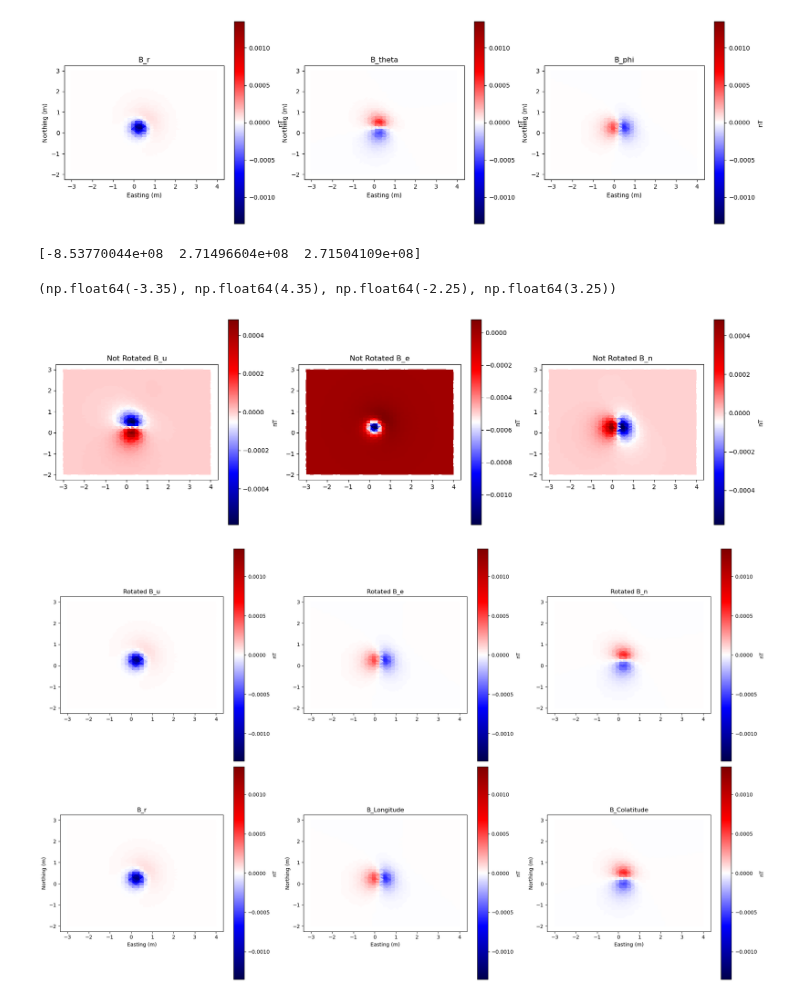
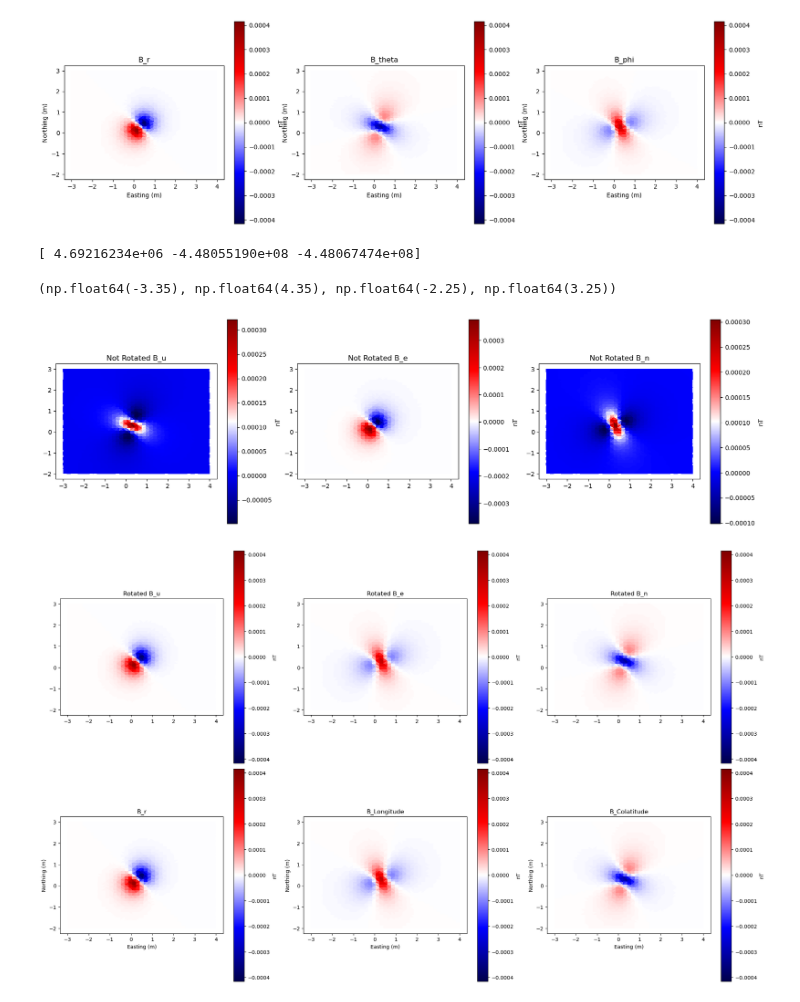
Before and after one commit to compgeolab/eqs-magnetic-spherical, a Jupyter notebook: code/eqs-sph.ipynb, the cells around one changed output. Cells and saved outputs as stored; diff of their text form; code cells hidden in the pictures.

```diff
--- a/code/eqs-sph.ipynb
+++ b/code/eqs-sph.ipynb
@@ -7,8 +7,8 @@ import boule as bl
 import choclo
 from numpy.linalg import inv
 # %%
-I_source = 45
-D_source = 45
+I_source = 0
+D_source = 90
 m_source = 1e9
 
 m_jr = - m_source * np.sin(I_source)
@@ -83,9 +83,9 @@ H_21 = np.empty(n)
 H_22 = np.empty(n)
 H_23 = np.empty(n)
 #Line 3
-H_new31 = np.empty(n)
-H_new32 = np.empty(n)
-H_new33 = np.empty(n)
+H_31 = np.empty(n)
+H_32 = np.empty(n)
+H_33 = np.empty(n)
 
 for i in range(n):
     #Line 1
@@ -97,57 +97,52 @@ for i in range(n):
     H_22[i] = - CONSTANT[i] * (3 * ((radius_source * thetai_dot_rj[i]) * (radius_obs[i] * ri_dot_thetaj[i]) / r_ij[i] ** 2) + thetai_dot_thetaj[i])
     H_23[i] = - CONSTANT[i] * (3 * ((radius_source * thetai_dot_rj[i]) * (radius_obs[i] * ri_dot_phij[i]) / r_ij[i] ** 2) + thetai_dot_phij[i])
     #Line 3
-    H_new31[i] = - CONSTANT[i] * (3 * ((radius_source * phii_dot_rj[i]) * (radius_obs[i] * mu_ij[i] - radius_source)/r_ij[i] ** 2) + phii_dot_rj[i])
-    H_new32[i] = - CONSTANT[i] * (3 * ((radius_source * phii_dot_rj[i]) * (radius_obs[i] * ri_dot_thetaj[i]) / r_ij[i] ** 2) + phii_dot_thetaj[i])
-    H_new33[i] = - CONSTANT[i] * (3 * ((radius_source * phii_dot_rj[i] * radius_obs[i] * ri_dot_phij[i]) / r_ij[i] ** 2) + phii_dot_phij[i])
+    H_31[i] = - CONSTANT[i] * (3 * ((radius_source * phii_dot_rj[i]) * (radius_obs[i] * mu_ij[i] - radius_source)/r_ij[i] ** 2) + phii_dot_rj[i])
+    H_32[i] = - CONSTANT[i] * (3 * ((radius_source * phii_dot_rj[i]) * (radius_obs[i] * ri_dot_thetaj[i]) / r_ij[i] ** 2) + phii_dot_thetaj[i])
+    H_33[i] = - CONSTANT[i] * (3 * ((radius_source * phii_dot_rj[i] * radius_obs[i] * ri_dot_phij[i]) / r_ij[i] ** 2) + phii_dot_phij[i])
 # %%
-B_r_a = np.empty(n)
-B_theta_a = np.empty(n)
-B_newphi_a = np.empty(n)
+
 B_r = np.empty(n)
 B_theta = np.empty(n)
-B_newphi = np.empty(n)
+B_phi = np.empty(n)
 
 for i in range(n):
     B_r[i] = (H_11[i] * mj_ri[i] + H_12[i] * mj_thetai[i] + H_13[i] * mj_phii[i])
     B_theta[i] = (H_21[i] * mj_ri[i] + H_22[i] * mj_thetai[i] + H_23[i] * mj_phii[i])
-    B_newphi[i] = (H_new31[i] * mj_ri[i] + H_new32[i] * mj_thetai[i] + H_new33[i] * mj_phii[i])
-    # B_r[i] = (H_11[i] * m_jr + H_12[i] * m_jtheta + H_13[i] * m_jphi)
-    # B_theta[i] = (H_21[i] * m_jr + H_22[i] * m_jtheta + H_23[i] * m_jphi)
-    # B_newphi[i] = (H_new31[i] * m_jr + H_new32[i] * m_jtheta + H_new33[i] * m_jphi)
+    B_phi[i] = (H_31[i] * mj_ri[i] + H_32[i] * mj_thetai[i] + H_33[i] * mj_phii[i])
 B_r *= 1e9
 B_theta *= 1e9
-B_newphi *= 1e9
+B_phi *= 1e9
 # %%
 scale = vd.maxabs(B_r)
 plt.figure(figsize=(20, 6))
 plt.subplot(1,3,1)
 plt.tripcolor(longitude, sph_latitude, B_r, cmap="seismic", vmin=-scale, vmax=scale)
 plt.colorbar(label='nT')
 plt.title('B_r')
 plt.xlabel('Easting (m)')
 plt.ylabel('Northing (m)')
 plt.axis("scaled")
 
 plt.subplot(1,3,2)
 plt.tripcolor(longitude, sph_latitude, B_theta, cmap="seismic", vmin=-scale, vmax=scale)
 plt.colorbar(label='nT')
 plt.title('B_theta')
 plt.xlabel('Easting (m)')
 plt.ylabel('Northing (m)')
 plt.axis("scaled")
 
 plt.subplot(1,3,3)
-plt.tripcolor(longitude, sph_latitude,B_newphi, cmap="seismic", vmin=-scale, vmax=scale)
+plt.tripcolor(longitude, sph_latitude,B_phi, cmap="seismic", vmin=-scale, vmax=scale)
 plt.colorbar(label='nT')
 plt.title('B_phi')
 plt.xlabel('Easting (m)')
 plt.ylabel('Northing (m)')
 plt.axis("scaled")
 
 plt.show()
 # %% [output]
-[figure, old version]
+[figure, new version]
 # %%
 def spherical_to_cartesian(r, theta, phi):
     """
@@ -200,7 +195,7 @@ b_e, b_n, b_u = hm.dipole_magnetic(obs_cartesian, source_cartesian, rotated_mag_
 
 print(rotated_mag_moment)
 # %% [output]
-[-8.53770044e+08  2.71496604e+08  2.71504109e+08]
+[ 4.69216234e+06 -4.48055190e+08 -4.48067474e+08]
 # %%
 plt.figure(figsize=(20, 6))
 
@@ -223,7 +218,7 @@ plt.title('Not Rotated B_n')
 plt.axis("scaled")
 # %% [output]
 (np.float64(-3.35), np.float64(4.35), np.float64(-2.25), np.float64(3.25))
-[figure, old version]
+[figure, new version]
 # %%
 b_field_vector = np.array([b_e, b_n, b_u])
 rotated_b_field_vector = np.zeros_like(b_field_vector)
@@ -261,7 +256,7 @@ plt.ylabel('Northing (m)')
 plt.axis("scaled")
 
 plt.subplot(2, 3, 5)
-plt.tripcolor(longitude, sph_latitude, B_newphi, cmap="seismic", vmin=-scale, vmax=scale)
+plt.tripcolor(longitude, sph_latitude, B_phi, cmap="seismic", vmin=-scale, vmax=scale)
 plt.colorbar(label='nT')
 plt.title('B_Longitude')
 plt.xlabel('Easting (m)')
@@ -279,4 +274,4 @@ plt.axis("scaled")
 plt.tight_layout()
 plt.show()
 # %% [output]
-[figure, old version]
+[figure, new version]
```
